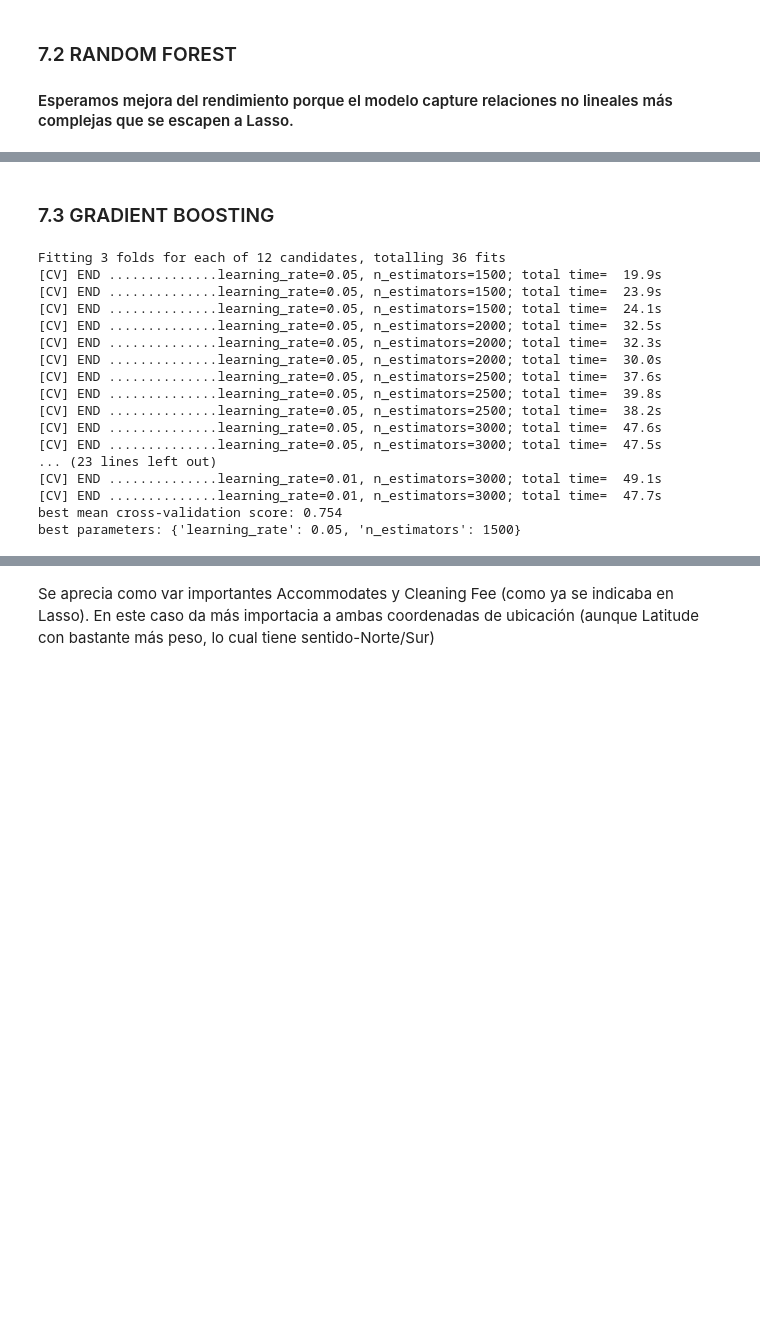
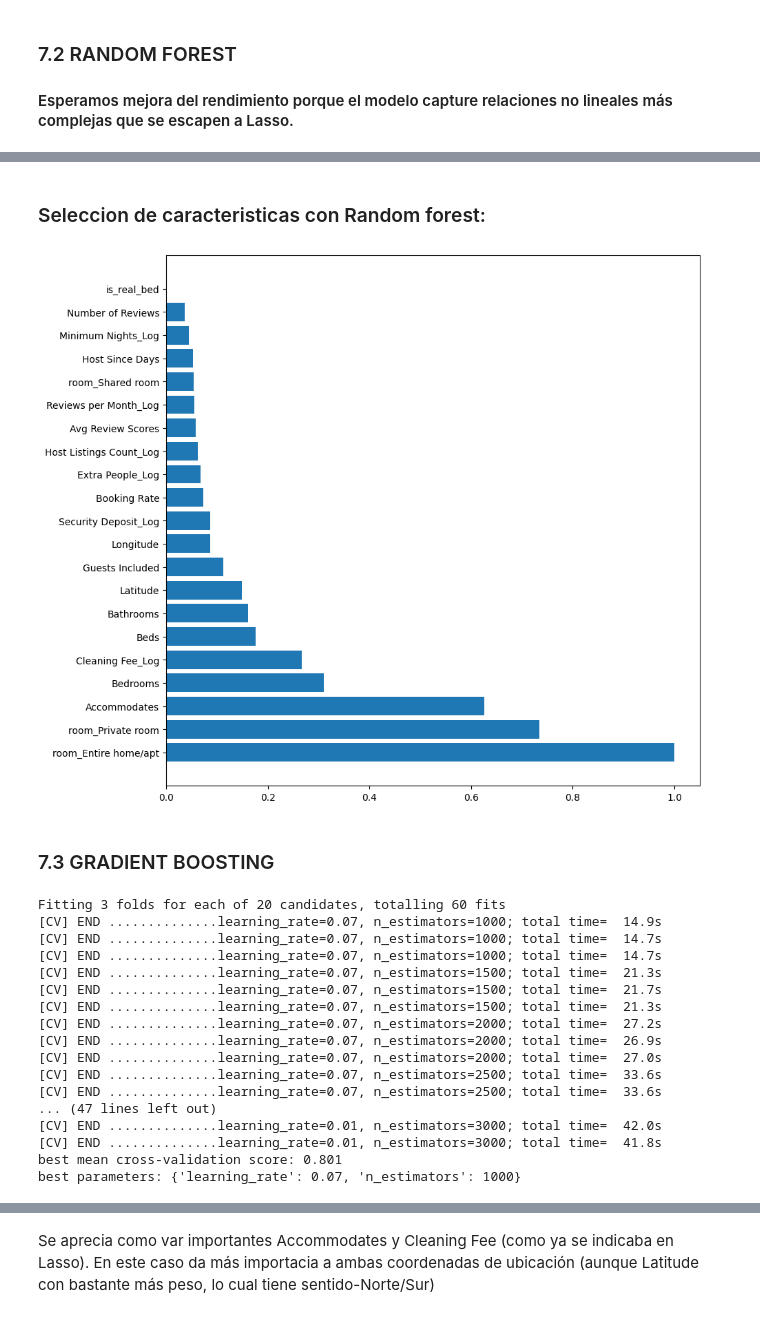
Before and after one commit to mariaeugenia-alvarez/hands-on-coding-machine-learning-project, a Jupyter notebook: ml-airbnb.ipynb, the cells around one changed output, grey strips where cells are left out. Cells and saved outputs as stored; diff of their text form; code cells hidden in the pictures; blank space fills up the shorter version.

```diff
--- a/ml-airbnb.ipynb
+++ b/ml-airbnb.ipynb
@@ -1323,10 +1332,24 @@ calcula_metricas(confmat_test)
+# %% [markdown]
+### Seleccion de caracteristicas con Random forest:
+# %%
+importances = randomForest.feature_importances_
+importances = importances / np.max(importances)
+
+indices = np.argsort(importances)[::-1]
+
+plt.figure(figsize=(10,10))
+plt.barh(range(X_train.shape[1]),importances[indices])
+plt.yticks(range(X_train.shape[1]),feature_names[indices])
+plt.show()
+# %% [output]
+[figure, added]
 # %% [markdown]
 ### 7.3 GRADIENT BOOSTING
 # %%
 from sklearn.ensemble import GradientBoostingRegressor
 
 Niterations = [1000,1500,2000,2500,3000]
-learningRate = [0.1,0.05,0.02]
+learningRate = [0.07,0.05,0.02,0.01]
 # mantenemos max_depth estático: max_depth=3
 
 param_grid = {'n_estimators': Niterations,'learning_rate':learningRate }
@@ -1335,23 +1358,23 @@ grid.fit(X_train, y_train)
 print("best mean cross-validation score: {:.3f}".format(grid.best_score_))
 print("best parameters: {}".format(grid.best_params_))
 # %% [output]
-Fitting 3 folds for each of 12 candidates, totalling 36 fits
-[CV] END ..............learning_rate=0.05, n_estimators=1500; total time=  19.9s
-[CV] END ..............learning_rate=0.05, n_estimators=1500; total time=  23.9s
-[CV] END ..............learning_rate=0.05, n_estimators=1500; total time=  24.1s
-[CV] END ..............learning_rate=0.05, n_estimators=2000; total time=  32.5s
-[CV] END ..............learning_rate=0.05, n_estimators=2000; total time=  32.3s
-[CV] END ..............learning_rate=0.05, n_estimators=2000; total time=  30.0s
-[CV] END ..............learning_rate=0.05, n_estimators=2500; total time=  37.6s
-[CV] END ..............learning_rate=0.05, n_estimators=2500; total time=  39.8s
-[CV] END ..............learning_rate=0.05, n_estimators=2500; total time=  38.2s
-[CV] END ..............learning_rate=0.05, n_estimators=3000; total time=  47.6s
-[CV] END ..............learning_rate=0.05, n_estimators=3000; total time=  47.5s
-... (23 lines left out)
-[CV] END ..............learning_rate=0.01, n_estimators=3000; total time=  49.1s
-[CV] END ..............learning_rate=0.01, n_estimators=3000; total time=  47.7s
-best mean cross-validation score: 0.754
-best parameters: {'learning_rate': 0.05, 'n_estimators': 1500}
+Fitting 3 folds for each of 20 candidates, totalling 60 fits
+[CV] END ..............learning_rate=0.07, n_estimators=1000; total time=  14.9s
+[CV] END ..............learning_rate=0.07, n_estimators=1000; total time=  14.7s
+[CV] END ..............learning_rate=0.07, n_estimators=1000; total time=  14.7s
+[CV] END ..............learning_rate=0.07, n_estimators=1500; total time=  21.3s
+[CV] END ..............learning_rate=0.07, n_estimators=1500; total time=  21.7s
+[CV] END ..............learning_rate=0.07, n_estimators=1500; total time=  21.3s
+[CV] END ..............learning_rate=0.07, n_estimators=2000; total time=  27.2s
+[CV] END ..............learning_rate=0.07, n_estimators=2000; total time=  26.9s
+[CV] END ..............learning_rate=0.07, n_estimators=2000; total time=  27.0s
+[CV] END ..............learning_rate=0.07, n_estimators=2500; total time=  33.6s
+[CV] END ..............learning_rate=0.07, n_estimators=2500; total time=  33.6s
+... (47 lines left out)
+[CV] END ..............learning_rate=0.01, n_estimators=3000; total time=  42.0s
+[CV] END ..............learning_rate=0.01, n_estimators=3000; total time=  41.8s
+best mean cross-validation score: 0.801
+best parameters: {'learning_rate': 0.07, 'n_estimators': 1000}
 # %%
 lrOptimo = grid.best_params_['learning_rate']
 neOptimo = grid.best_params_['n_estimators']
```
Also changed, not shown: parts of 17 cells of this notebook.
